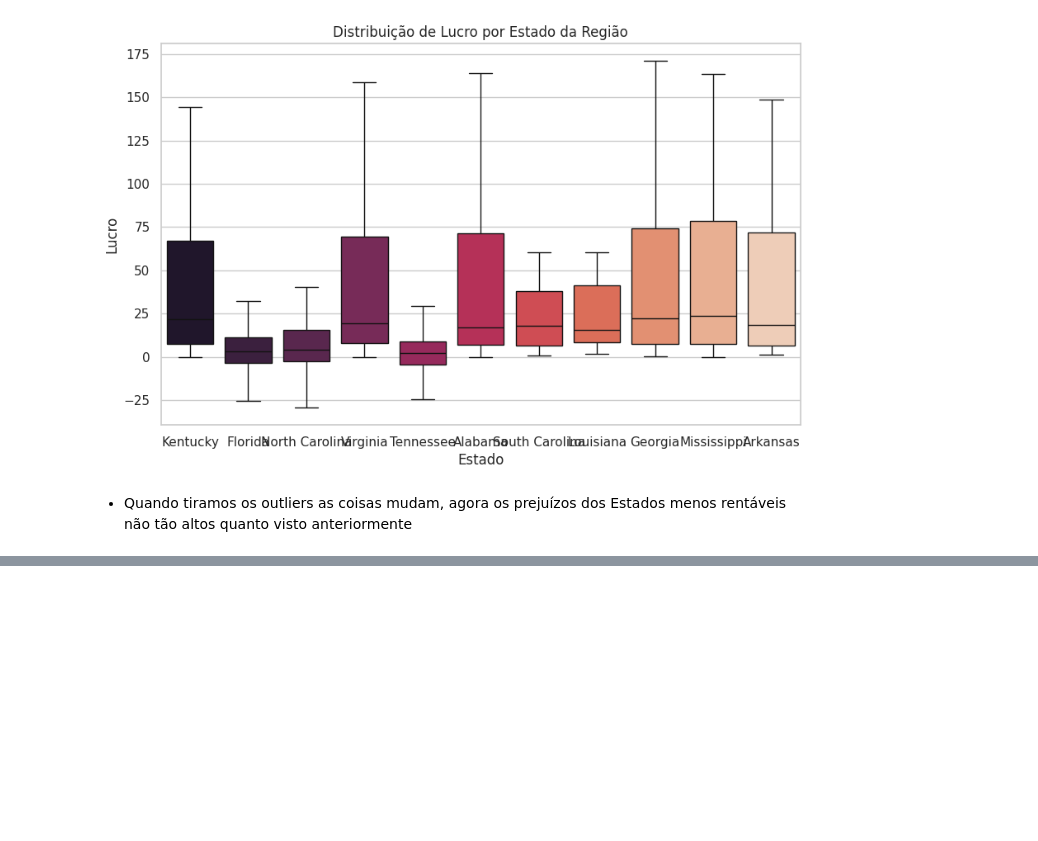
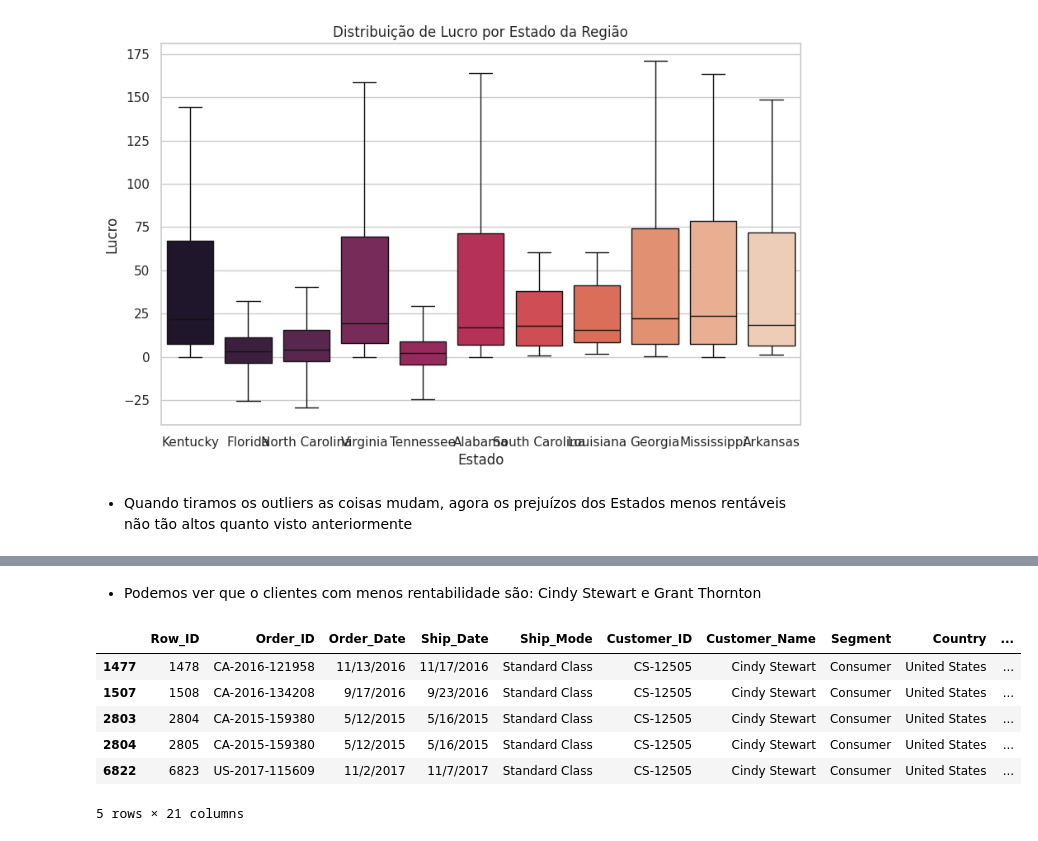
Before and after one commit to Ronaldo-Junior1/analise-dados-supermercado, a Jupyter notebook: Analise_base_supermercadoTeste.ipynb, the cells around one changed output, grey strips where cells are left out. Drawn from its saved outputs; the diff is of its cells as text; code cells hidden in the pictures; blank space fills up the shorter version.

Commit message:
iniciando Análise Clientes com Baixa Rentabilidade

```diff
--- a/Analise_base_supermercadoTeste.ipynb
+++ b/Analise_base_supermercadoTeste.ipynb
@@ -714,0 +734,16 @@ Passing `palette` without assigning `hue` is deprecated and will be removed in v
+# %% [markdown]
+- Podemos ver que o clientes com menos rentabilidade são: Cindy Stewart e Grant Thornton
+# %%
+#. Filtrando apenas os dados referentes ao cliente Cindy Stewart para um melhor estudo
+df_Cindy = df[df['Customer_Name'] == 'Cindy Stewart']
+
+#. Exibindo uma parte das informações do novo DataFrame criado
+df_Cindy.head(5)
+# %% [output]
+|  | Row_ID | Order_ID | Order_Date | Ship_Date | Ship_Mode | Customer_ID | Customer_Name | Segment | Country | ... |
+| 1477 | 1478 | CA-2016-121958 | 11/13/2016 | 11/17/2016 | Standard Class | CS-12505 | Cindy Stewart | Consumer | United States | ... |
+| 1507 | 1508 | CA-2016-134208 | 9/17/2016 | 9/23/2016 | Standard Class | CS-12505 | Cindy Stewart | Consumer | United States | ... |
+| 2803 | 2804 | CA-2015-159380 | 5/12/2015 | 5/16/2015 | Standard Class | CS-12505 | Cindy Stewart | Consumer | United States | ... |
+| 2804 | 2805 | CA-2015-159380 | 5/12/2015 | 5/16/2015 | Standard Class | CS-12505 | Cindy Stewart | Consumer | United States | ... |
+| 6822 | 6823 | US-2017-115609 | 11/2/2017 | 11/7/2017 | Standard Class | CS-12505 | Cindy Stewart | Consumer | United States | ... |
+5 rows × 21 columns
```
Also changed, not shown: parts of 8 cells of this notebook.
